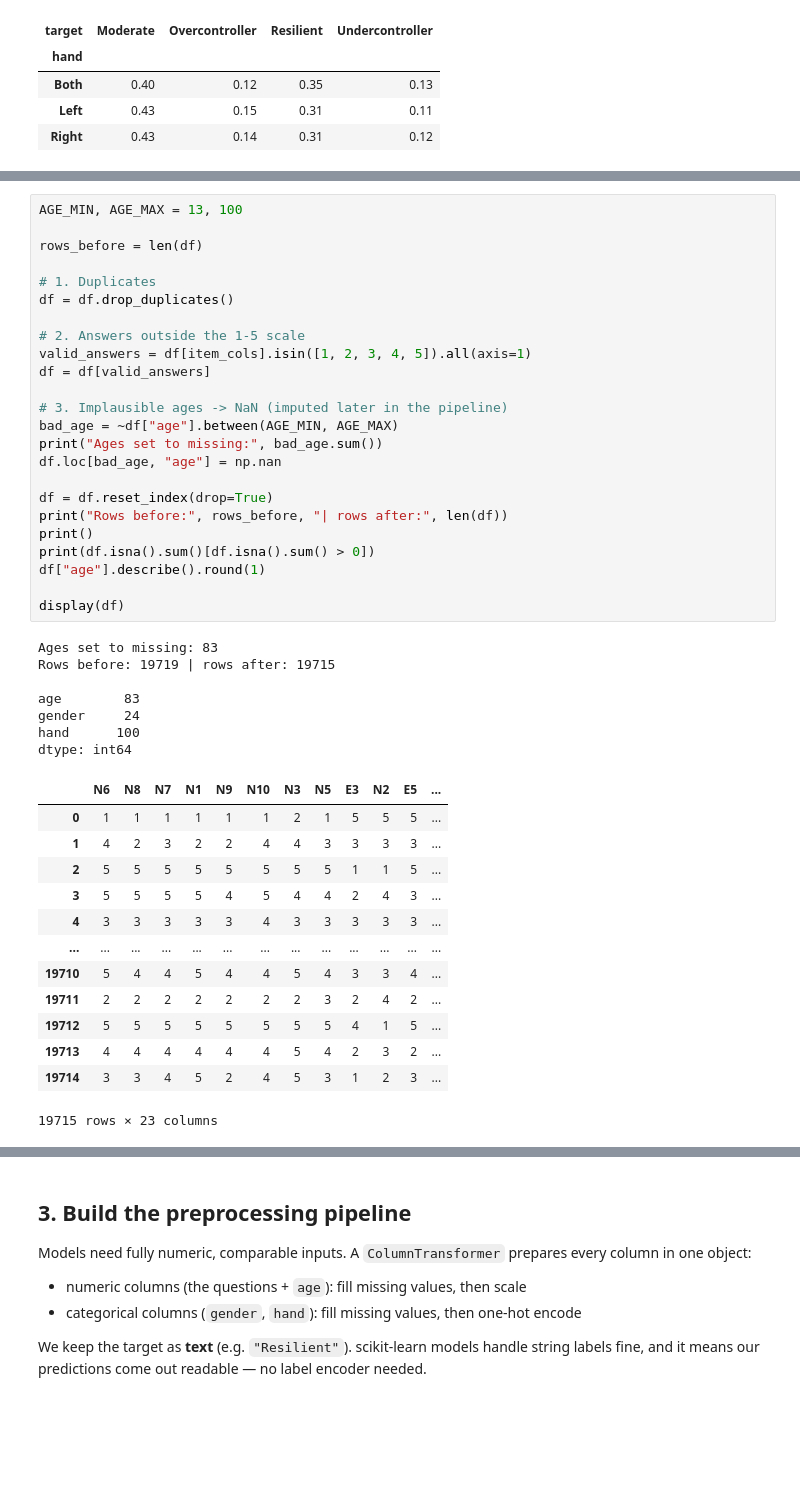
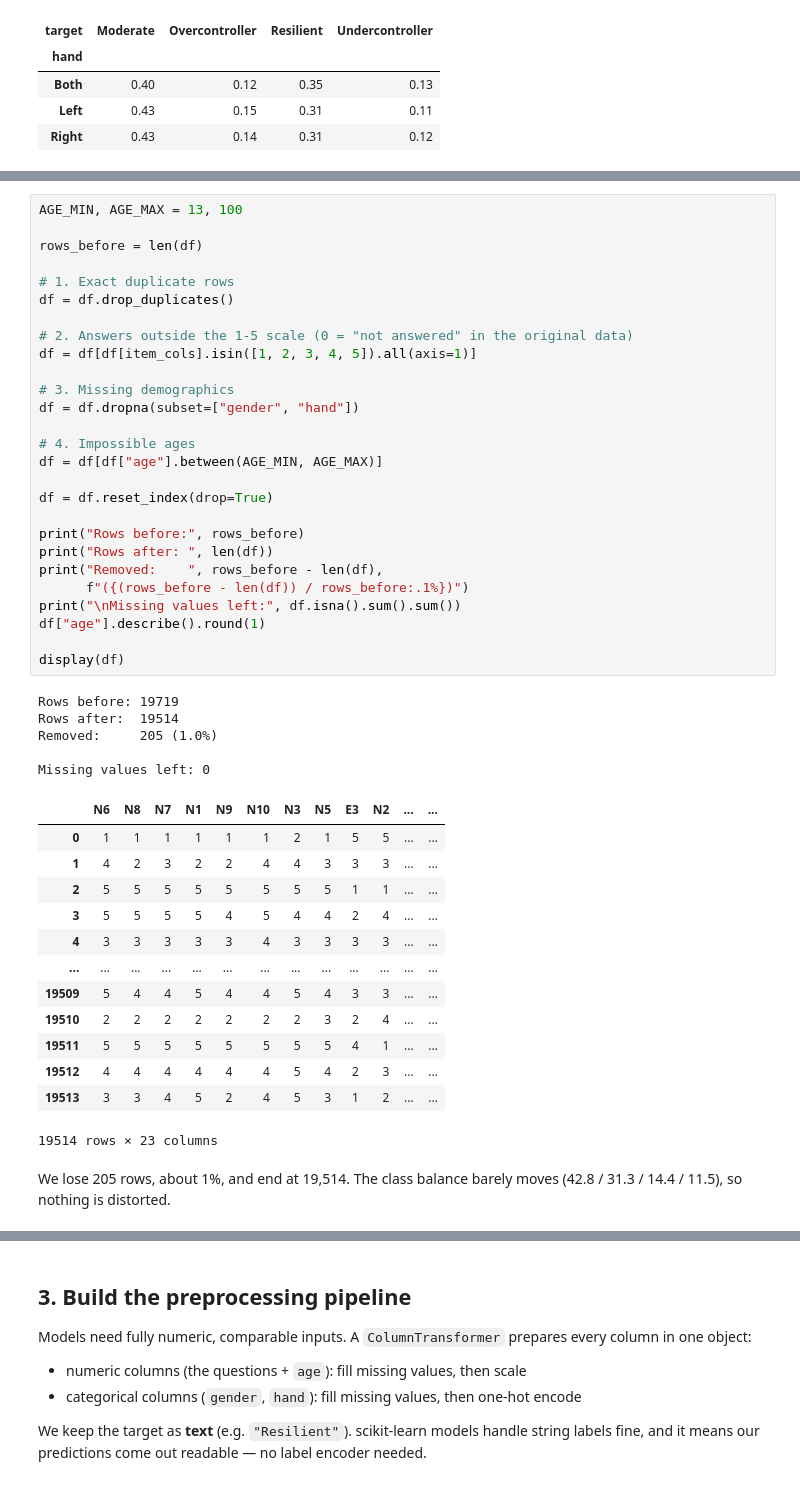
Before and after one commit to MaWeDu/big-five-personality, a Jupyter notebook: JT_EDA_Personality_Type_prediction.ipynb, the cells around one changed output, grey strips where cells are left out. Saved outputs shown, nothing was run; the diff lists cells and outputs as text; blank space fills up the shorter version.

```diff
--- a/JT_EDA_Personality_Type_prediction.ipynb
+++ b/JT_EDA_Personality_Type_prediction.ipynb
@@ -442,45 +535,48 @@ enter these kinds of values.
 # %%
 AGE_MIN, AGE_MAX = 13, 100
 
 rows_before = len(df)
 
-# 1. Duplicates
+# 1. Exact duplicate rows
 df = df.drop_duplicates()
 
-# 2. Answers outside the 1-5 scale
-valid_answers = df[item_cols].isin([1, 2, 3, 4, 5]).all(axis=1)
-df = df[valid_answers]
+# 2. Answers outside the 1-5 scale (0 = "not answered" in the original data)
+df = df[df[item_cols].isin([1, 2, 3, 4, 5]).all(axis=1)]
 
-# 3. Implausible ages -> NaN (imputed later in the pipeline)
-bad_age = ~df["age"].between(AGE_MIN, AGE_MAX)
-print("Ages set to missing:", bad_age.sum())
-df.loc[bad_age, "age"] = np.nan
+# 3. Missing demographics
+df = df.dropna(subset=["gender", "hand"])
+
+# 4. Impossible ages
+df = df[df["age"].between(AGE_MIN, AGE_MAX)]
 
 df = df.reset_index(drop=True)
-print("Rows before:", rows_before, "| rows after:", len(df))
-print()
-print(df.isna().sum()[df.isna().sum() > 0])
+
+print("Rows before:", rows_before)
+print("Rows after: ", len(df))
+print("Removed:    ", rows_before - len(df),
+      f"({(rows_before - len(df)) / rows_before:.1%})")
+print("\nMissing values left:", df.isna().sum().sum())
 df["age"].describe().round(1)
 
 display(df)
 # %% [output]
-Ages set to missing: 83
-Rows before: 19719 | rows after: 19715
+Rows before: 19719
+Rows after:  19514
+Removed:     205 (1.0%)
 
-age        83
-gender     24
-hand      100
-dtype: int64
+Missing values left: 0
-|  | N6 | N8 | N7 | N1 | N9 | N10 | N3 | N5 | E3 | N2 | E5 | ... |
-| 0 | 1 | 1 | 1 | 1 | 1 | 1 | 2 | 1 | 5 | 5 | 5 | ... |
-| 1 | 4 | 2 | 3 | 2 | 2 | 4 | 4 | 3 | 3 | 3 | 3 | ... |
-| 2 | 5 | 5 | 5 | 5 | 5 | 5 | 5 | 5 | 1 | 1 | 5 | ... |
-| 3 | 5 | 5 | 5 | 5 | 4 | 5 | 4 | 4 | 2 | 4 | 3 | ... |
-| 4 | 3 | 3 | 3 | 3 | 3 | 4 | 3 | 3 | 3 | 3 | 3 | ... |
+|  | N6 | N8 | N7 | N1 | N9 | N10 | N3 | N5 | E3 | N2 | ... | ... |
+| 0 | 1 | 1 | 1 | 1 | 1 | 1 | 2 | 1 | 5 | 5 | ... | ... |
+| 1 | 4 | 2 | 3 | 2 | 2 | 4 | 4 | 3 | 3 | 3 | ... | ... |
+| 2 | 5 | 5 | 5 | 5 | 5 | 5 | 5 | 5 | 1 | 1 | ... | ... |
+| 3 | 5 | 5 | 5 | 5 | 4 | 5 | 4 | 4 | 2 | 4 | ... | ... |
+| 4 | 3 | 3 | 3 | 3 | 3 | 4 | 3 | 3 | 3 | 3 | ... | ... |
 | ... | ... | ... | ... | ... | ... | ... | ... | ... | ... | ... | ... | ... |
-| 19710 | 5 | 4 | 4 | 5 | 4 | 4 | 5 | 4 | 3 | 3 | 4 | ... |
-| 19711 | 2 | 2 | 2 | 2 | 2 | 2 | 2 | 3 | 2 | 4 | 2 | ... |
-| 19712 | 5 | 5 | 5 | 5 | 5 | 5 | 5 | 5 | 4 | 1 | 5 | ... |
-| 19713 | 4 | 4 | 4 | 4 | 4 | 4 | 5 | 4 | 2 | 3 | 2 | ... |
-| 19714 | 3 | 3 | 4 | 5 | 2 | 4 | 5 | 3 | 1 | 2 | 3 | ... |
+| 19509 | 5 | 4 | 4 | 5 | 4 | 4 | 5 | 4 | 3 | 3 | ... | ... |
+| 19510 | 2 | 2 | 2 | 2 | 2 | 2 | 2 | 3 | 2 | 4 | ... | ... |
+| 19511 | 5 | 5 | 5 | 5 | 5 | 5 | 5 | 5 | 4 | 1 | ... | ... |
+| 19512 | 4 | 4 | 4 | 4 | 4 | 4 | 5 | 4 | 2 | 3 | ... | ... |
+| 19513 | 3 | 3 | 4 | 5 | 2 | 4 | 5 | 3 | 1 | 2 | ... | ... |
-19715 rows × 23 columns
+19514 rows × 23 columns
+# %% [markdown]
+We lose 205 rows, about 1%, and end at 19,514. The class balance barely moves (42.8 / 31.3 / 14.4 / 11.5), so nothing is distorted.
```
Also changed, not shown: parts of 27 cells of this notebook, 4 other files.
